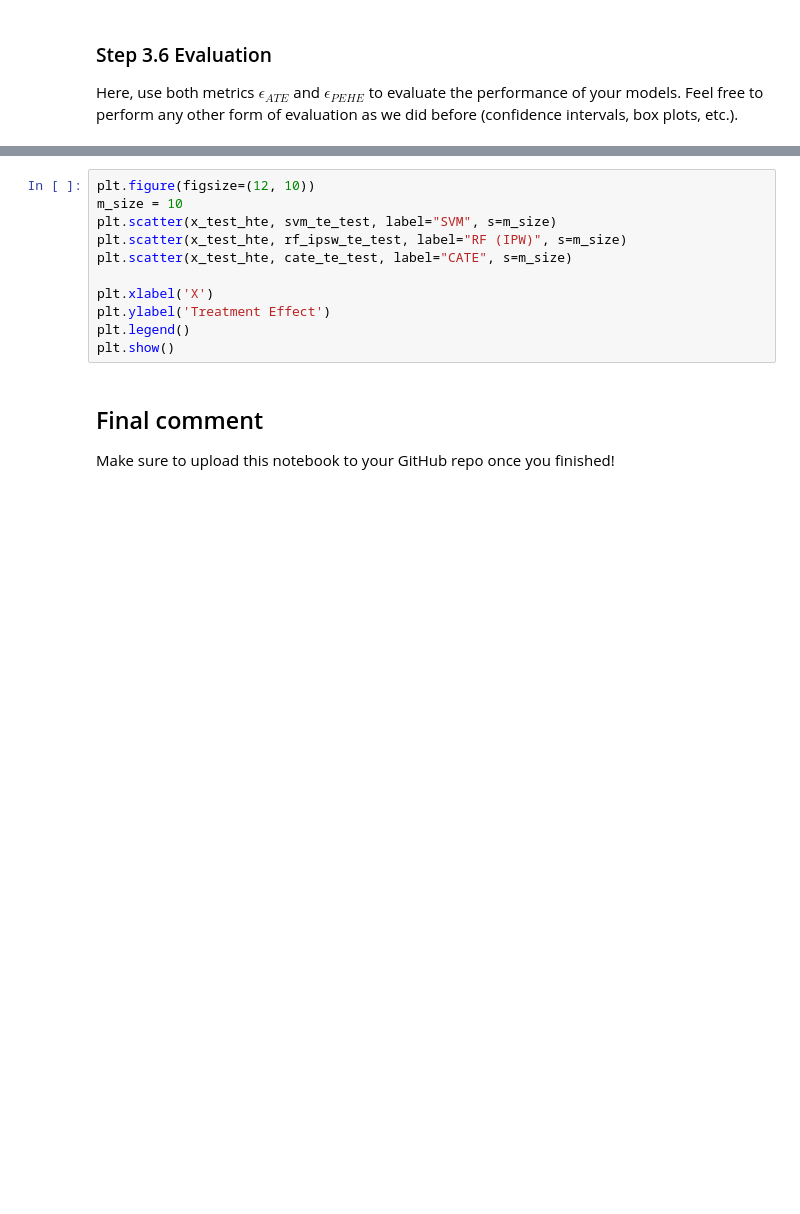
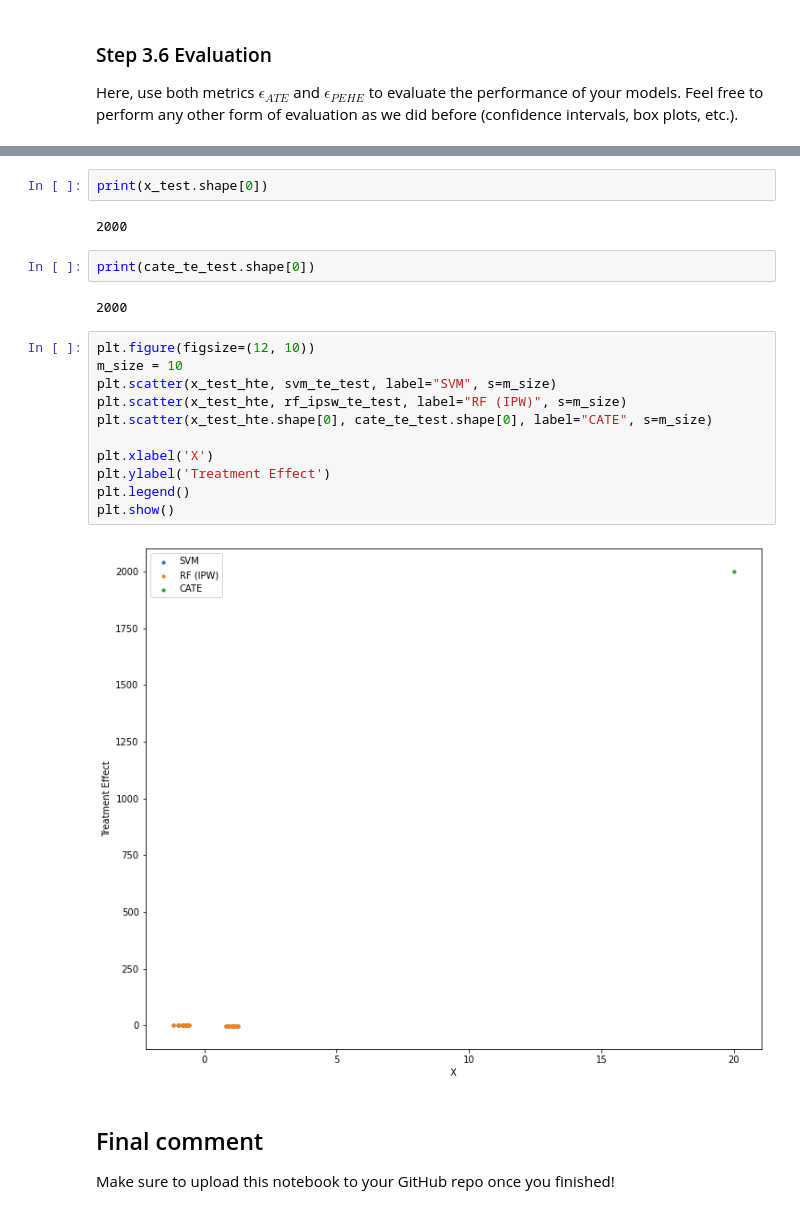
Before and after one commit to cyberanalyst268/Data-Science-and-Decision-Making, a Jupyter notebook: Unit_4_Causal_Inference.ipynb, the cells around one changed output, grey strips where cells are left out. Cells and saved outputs as stored; diff of their text form; blank space fills up the shorter version.

```diff
--- a/Unit_4_Causal_Inference.ipynb
+++ b/Unit_4_Causal_Inference.ipynb
@@ -698,14 +709,24 @@ df
+# %%
+print(x_test.shape[0])
+# %% [output]
+2000
+# %%
+print(cate_te_test.shape[0])
+# %% [output]
+2000
 # %%
 plt.figure(figsize=(12, 10))
 m_size = 10
 plt.scatter(x_test_hte, svm_te_test, label="SVM", s=m_size)
 plt.scatter(x_test_hte, rf_ipsw_te_test, label="RF (IPW)", s=m_size)
-plt.scatter(x_test_hte, cate_te_test, label="CATE", s=m_size)
+plt.scatter(x_test_hte.shape[0], cate_te_test.shape[0], label="CATE", s=m_size)
 
 plt.xlabel('X')
 plt.ylabel('Treatment Effect')
 plt.legend()
 plt.show()
+# %% [output]
+[figure, added]
 # %% [markdown]
 ## Final comment
 
```
Also changed, not shown: parts of 12 cells of this notebook.
